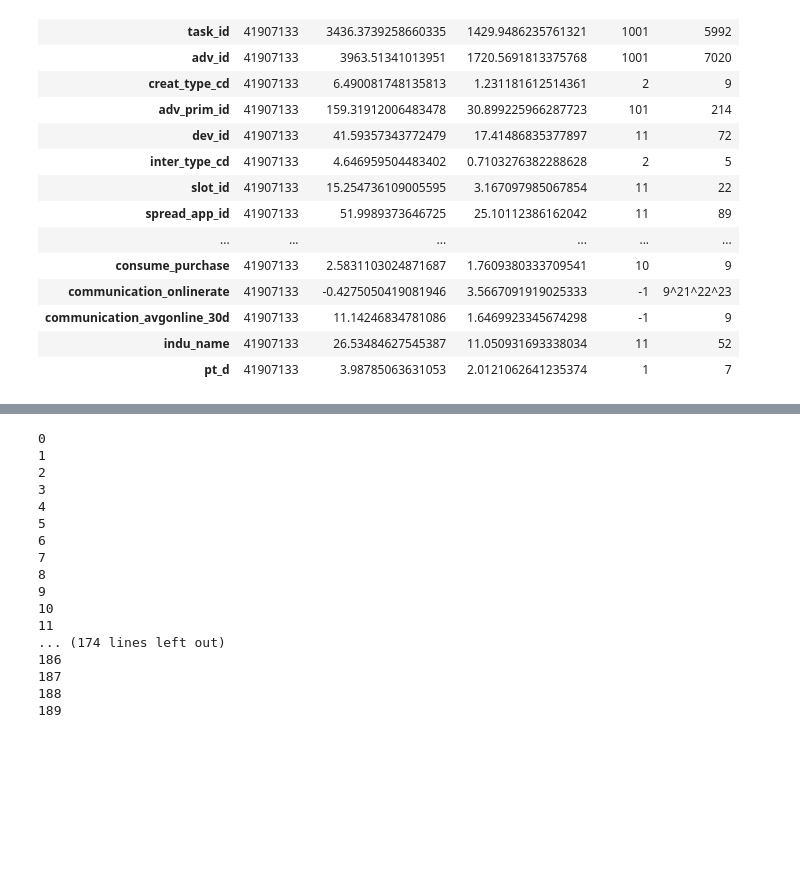
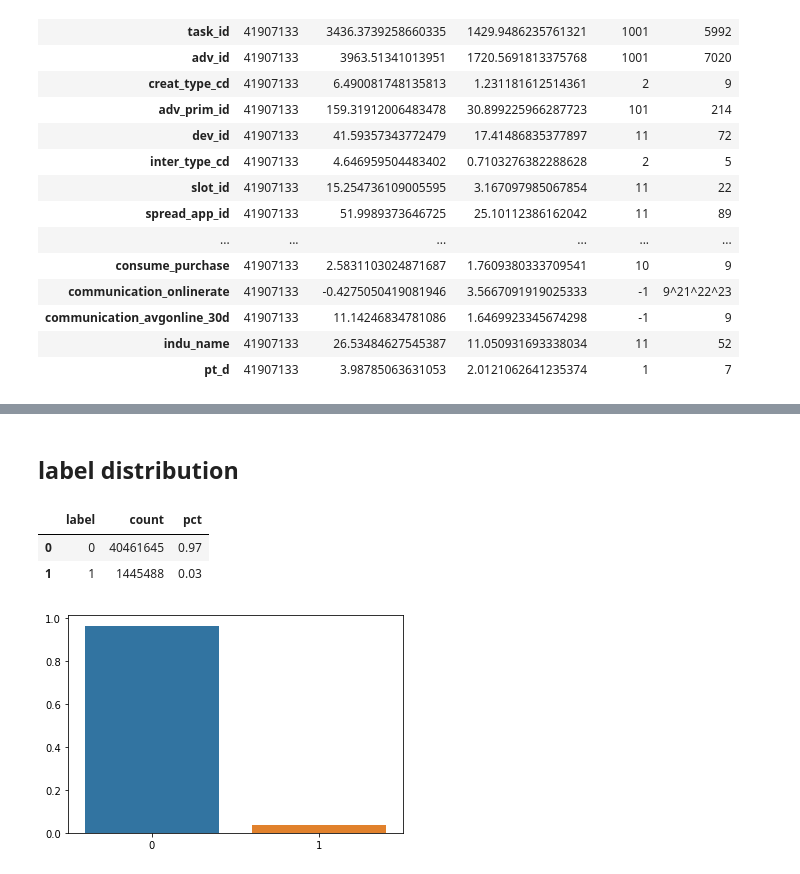
Before and after one commit to xwilchen/MLE_Nanodegree_Capstone, a Jupyter notebook: EDA.ipynb, the cells around one changed output, grey strips where cells are left out. Cells and saved outputs as stored; diff of their text form; code cells hidden in the pictures; blank space fills up the shorter version.

Commit message:
feat: explore label, ids

```diff
--- a/EDA.ipynb
+++ b/EDA.ipynb
@@ -33,3 +55,4 @@ raw_df = spark.read.load(data_path,format="csv",delimiter="|",header=True)
 # %%
-print(raw_df.count(),len(raw_df.columns))
+raw_df_shape = (raw_df.count(),len(raw_df.columns))
+print(f"The shape: {raw_df_shape}")
 # %% [output]
@@ -84,23 +173,15 @@ However, I think it makes more sense to use spark for following reasons:
-# %%
-raw_df = pd.DataFrame()
-for idx,df in enumerate(pd.read_csv(os.path.join(data_dir,data_file_name),sep="|",chunksize=100000)):
-    print(idx)
-    raw_df = pd.concat((raw_df,df),axis=0)
-# %% [output]
-0
-1
-2
-3
-4
-5
-6
-7
-8
-9
-10
-11
-... (174 lines left out)
-186
-187
-188
-189
+# %% [markdown]
+## label distribution
+# %%
+label_count = raw_df.select("label").groupby("label").count().toPandas()
+# %%
+label_count["pct"] = np.round(label_count["count"].values/raw_df_shape[0],decimals=2)
+label_count
+# %% [output]
+|  | label | count | pct |
+| 0 | 0 | 40461645 | 0.97 |
+| 1 | 1 | 1445488 | 0.03 |
+# %%
+plot = sns.barplot(label_count["label"].values,label_count["count"].values/raw_df_shape[0])
+# %% [output]
+[figure, added]
```
Also changed, not shown: parts of 31 cells of this notebook, 1 other file.
